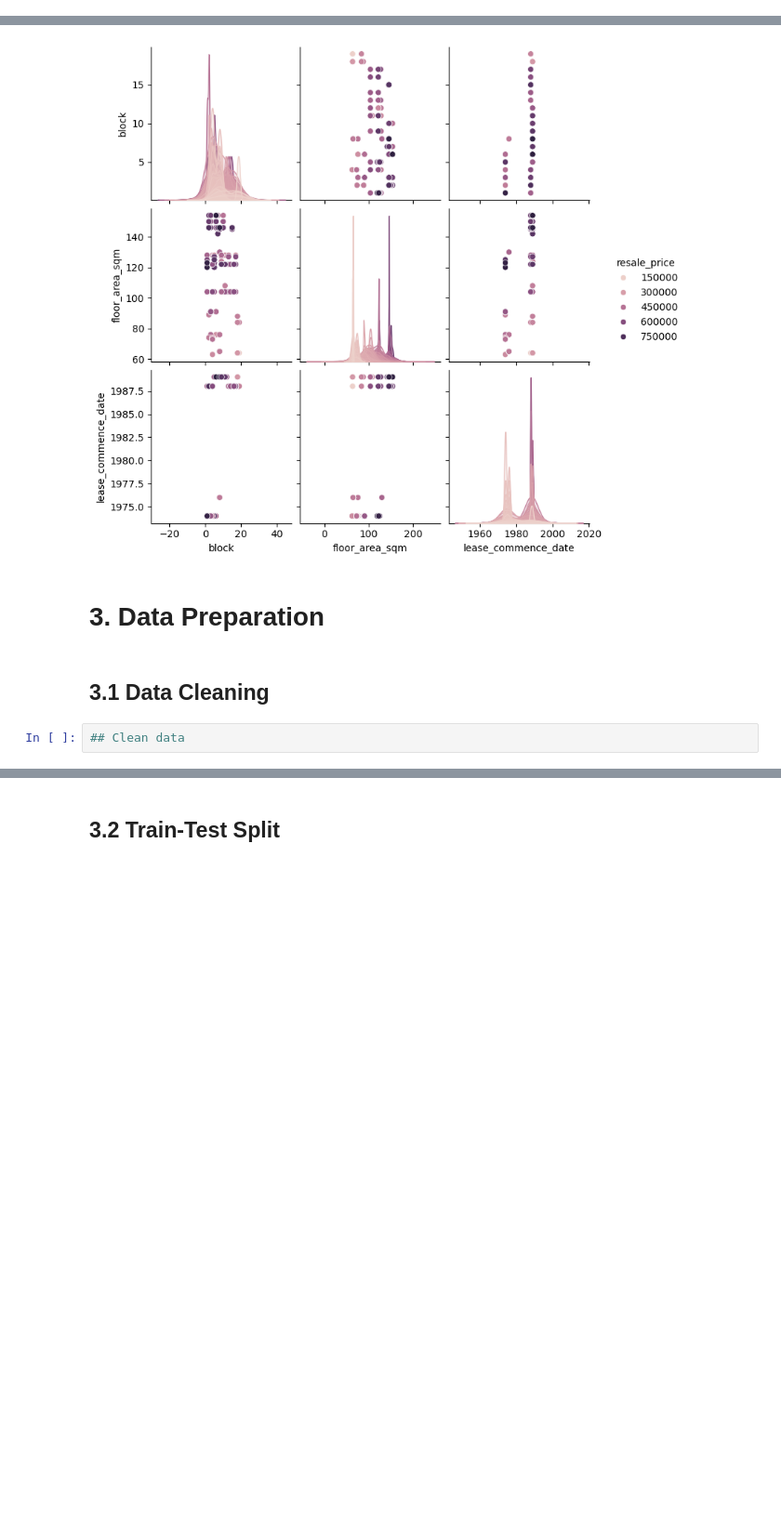
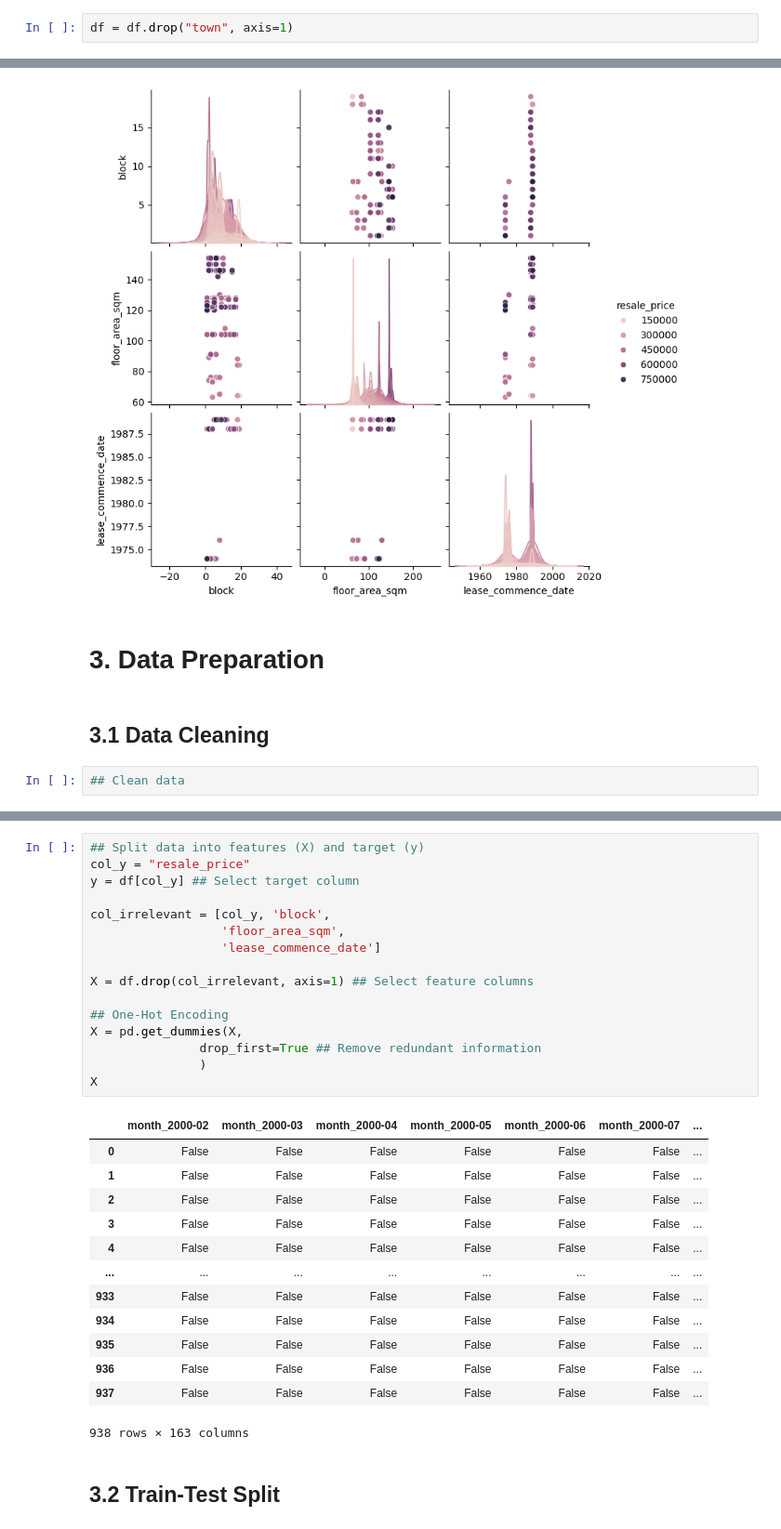
Before and after one commit to yongchuangqingdao-web/mldp_proj, a Jupyter notebook: MLDP Program Codes Submission Template.ipynb, the cells around one changed output, grey strips where cells are left out. Shown at 93% size. Cells and saved outputs as stored; diff of their text form; blank space fills up the shorter version.

Commit message:
data preparation

```diff
--- a/MLDP Program Codes Submission Template.ipynb
+++ b/MLDP Program Codes Submission Template.ipynb
@@ -160,6 +160,8 @@ for col_x in df.columns:
 [figure]
 [figure]
 [figure]
+# %%
+df = df.drop("town", axis=1)
 # %%
 ## Plot heatmap
 ## retrieve numeric data columns
@@ -186,3 +231,33 @@ plt.show()
+# %%
+## Split data into features (X) and target (y)
+col_y = "resale_price"
+y = df[col_y] ## Select target column
+
+col_irrelevant = [col_y, 'block',
+                  'floor_area_sqm',
+                  'lease_commence_date']
+
+X = df.drop(col_irrelevant, axis=1) ## Select feature columns
+
+## One-Hot Encoding
+X = pd.get_dummies(X,
+               drop_first=True ## Remove redundant information
+               )
+X
+# %% [output]
+|  | month_2000-02 | month_2000-03 | month_2000-04 | month_2000-05 | month_2000-06 | month_2000-07 | ... |
+| 0 | False | False | False | False | False | False | ... |
+| 1 | False | False | False | False | False | False | ... |
+| 2 | False | False | False | False | False | False | ... |
+| 3 | False | False | False | False | False | False | ... |
+| 4 | False | False | False | False | False | False | ... |
+| ... | ... | ... | ... | ... | ... | ... | ... |
+| 933 | False | False | False | False | False | False | ... |
+| 934 | False | False | False | False | False | False | ... |
+| 935 | False | False | False | False | False | False | ... |
+| 936 | False | False | False | False | False | False | ... |
+| 937 | False | False | False | False | False | False | ... |
+938 rows × 163 columns
 # %% [markdown]
 ## 3.2 Train-Test Split
 # %%
```
Also changed, not shown: parts of 3 cells of this notebook.
